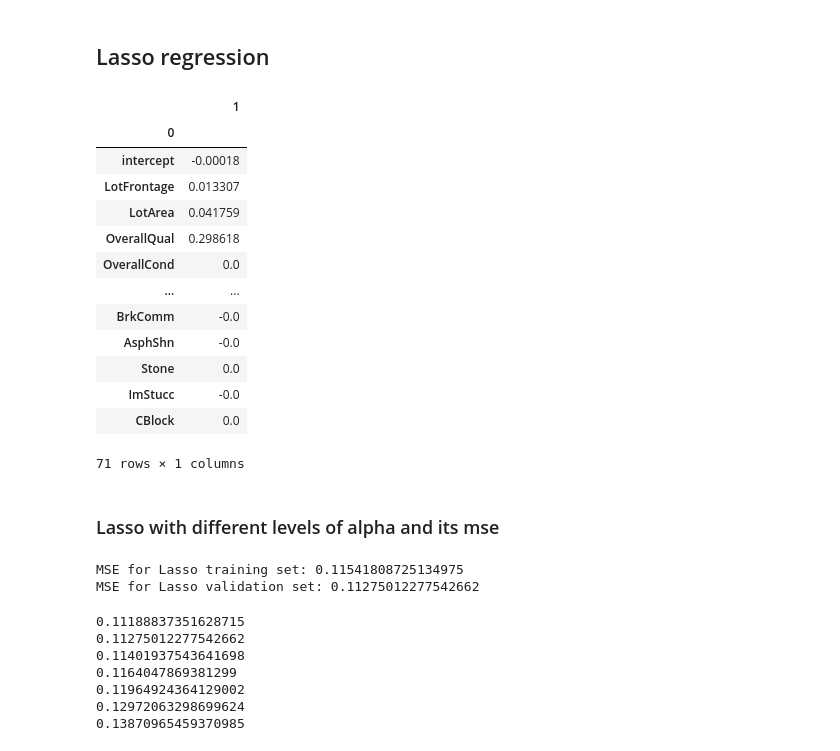
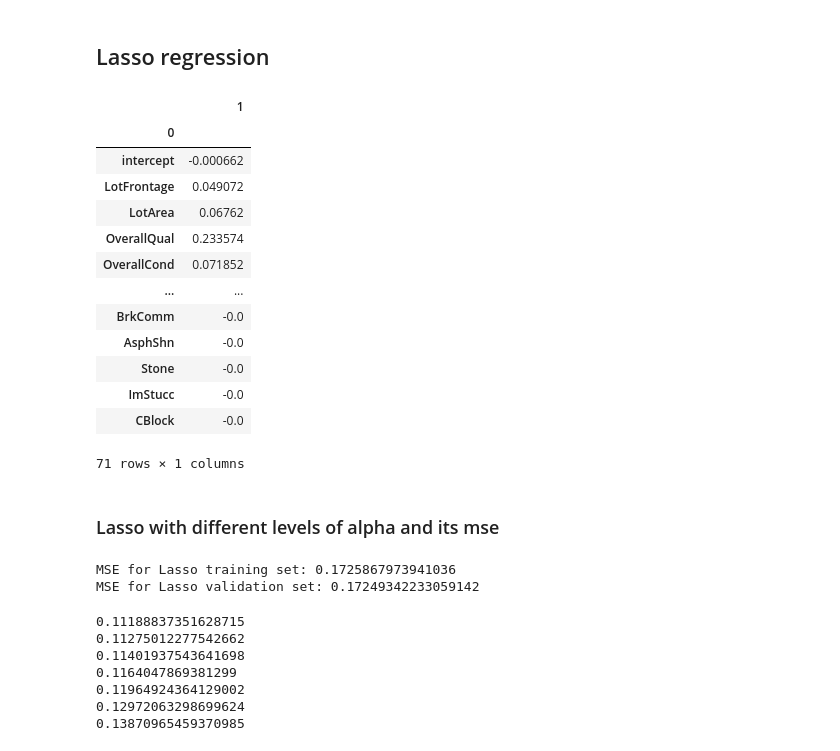
Before and after one commit to kanishsharma/rsm338, a Jupyter notebook: Project 1 - Iowa House Price/Iowa_Housing_Code.ipynb, the cells around one changed output. Drawn from its saved outputs; the diff is of its cells as text; code cells hidden in the pictures.

```diff
--- a/Project 1 - Iowa House Price/Iowa_Housing_Code.ipynb
+++ b/Project 1 - Iowa House Price/Iowa_Housing_Code.ipynb
@@ -513,7 +513,7 @@ MAE: 0.23034826765274152
 # %%
 from sklearn.linear_model import Ridge
 
-alpha = 1800*0.01
+alpha = 1800*1
 ridge_reg = Ridge(alpha=alpha)
 ridge_reg.fit(X_train, Y_train)
 prediction = ridge_reg.predict(X_train)
@@ -663,7 +663,7 @@ coeffs
 from sklearn.linear_model import Ridge
 # %%
 # Define Ridge Regression model
-ridge = Ridge(alpha=0.01)  # Specify the alpha here
+ridge = Ridge(alpha=1)  # Specify the alpha here
 
 # Fit the Ridge Regression model on the training set
 ridge.fit(X_train, y_train)
@@ -718,36 +718,36 @@ plt.plot(alphas, mses)
 from sklearn.linear_model import Lasso
 # %%
 # Here we produce results for alpha=0.05 which corresponds to lambda=0.1 in Hull's book
-lasso = Lasso(alpha=0.05)
+lasso = Lasso(alpha=0.01)
 lasso.fit(X_train, y_train)
 
 # DataFrame with corresponding feature and its respective coefficients
 coeffs = pd.DataFrame(
     [
         ['intercept'] + list(X_train.columns),
         list(lasso.intercept_) + list(lasso.coef_)
     ]
 ).transpose().set_index(0)
 coeffs
 # %% [output]
 |  | 1 |
 | 0 |  |
-| intercept | -0.00018 |
-| LotFrontage | 0.013307 |
-| LotArea | 0.041759 |
-| OverallQual | 0.298618 |
-| OverallCond | 0.0 |
+| intercept | -0.000662 |
+| LotFrontage | 0.049072 |
+| LotArea | 0.06762 |
+| OverallQual | 0.233574 |
+| OverallCond | 0.071852 |
 | ... | ... |
 | BrkComm | -0.0 |
 | AsphShn | -0.0 |
-| Stone | 0.0 |
+| Stone | -0.0 |
 | ImStucc | -0.0 |
-| CBlock | 0.0 |
+| CBlock | -0.0 |
 71 rows × 1 columns
 # %% [markdown]
 ### Lasso with different levels of alpha and its mse
 # %%
-lasso = Lasso(alpha=0.01)  # You can specify the alpha (regularization strength) here
+lasso = Lasso(alpha=0.1)  # You can specify the alpha (regularization strength) here
 
 # Fit the Lasso Regression model on the training set
 lasso.fit(X_train, y_train)
@@ -766,8 +766,8 @@ lasso_val_predictions = lasso.predict(X_val)
 lasso_val_mse = mean_squared_error(y_val, lasso_val_predictions)
 print("MSE for Lasso validation set:", lasso_val_mse)
 # %% [output]
-MSE for Lasso training set: 0.11541808725134975
-MSE for Lasso validation set: 0.11275012277542662
+MSE for Lasso training set: 0.1725867973941036
+MSE for Lasso validation set: 0.17249342233059142
 # %%
 # We now consider different lambda values. The alphas are half the lambdas
 alphas=[0.01/2, 0.02/2, 0.03/2, 0.04/2, 0.05/2, 0.075/2, 0.1/2]
```
Also changed, not shown: parts of 15 cells of this notebook.
